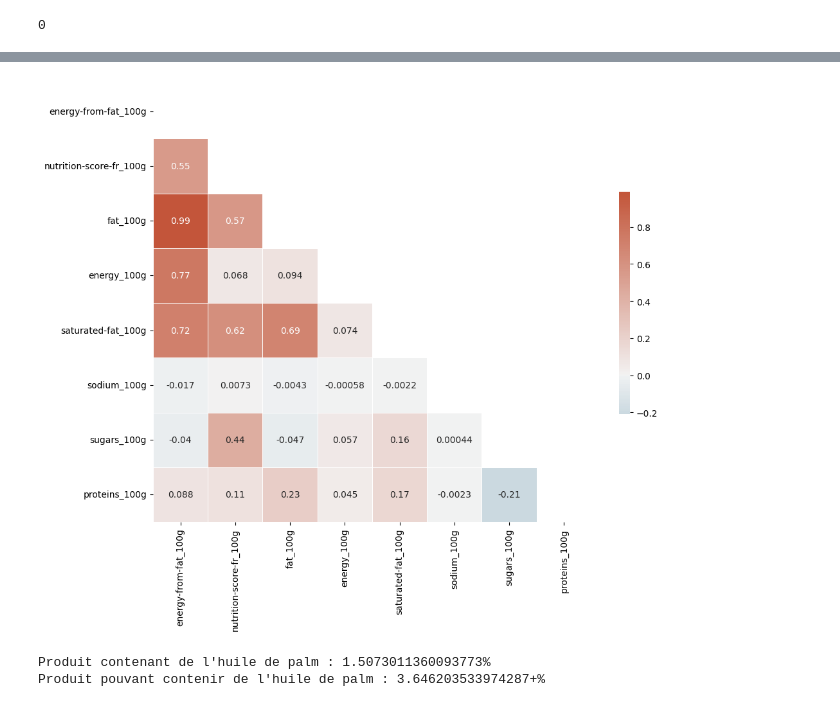
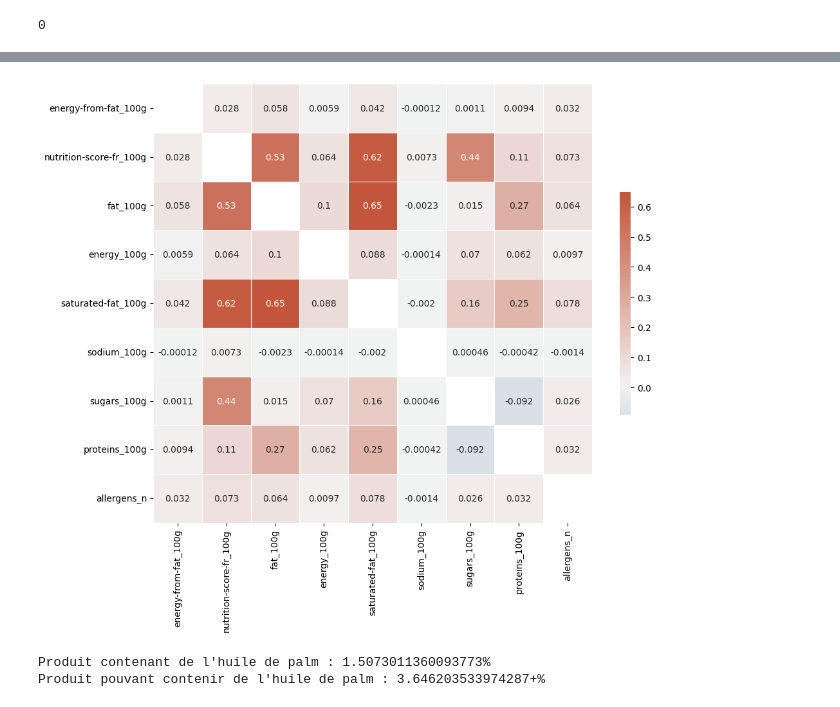
Before and after one commit to Solenhya/IAFood-P4-DevIA-G1, a Jupyter notebook: Améliorer la santé par l'IA - Analyse des données Open Food Facts.ipynb, the cells around one changed output, grey strips where cells are left out. Cells and saved outputs as stored; diff of their text form; code cells hidden in the pictures.

```diff
--- a/Améliorer la santé par l'IA - Analyse des données Open Food Facts.ipynb
+++ b/Améliorer la santé par l'IA - Analyse des données Open Food Facts.ipynb
@@ -174,7 +154,7 @@ dfVide = df[df["product_name"]==""]
 print(dfVide) #Il n'y en as pas
 dfClean.dropna(subset="product_name",inplace=True)
 dfClean["brands"].fillna("",inplace=True)
-df["full_name"]=dfClean["product_name"]+" "+dfClean["brands"]
+dfClean["full_name"]=dfClean["product_name"]+" "+dfClean["brands"]
 dfClean.drop_duplicates(subset="full_name",inplace=True)
 # %% [output]
 Empty DataFrame
@@ -227,5 +196,6 @@ dfClean = dfDropCopy
 #On a retirer beaucoup de valeur nutritionnel est ce qu'il ne serrait pas plus judicieux d'assumer qu'une valeur manquantes est une valeur non detecter et donc non présente
 #Comprehension de liste genere une liste rapidement avec un iterable et une condition
 columns_to_fill = [col for col in dfClean.columns if col.endswith('_100g') and col not in ['nutrition-score-fr_100g', 'nutrition-score-uk_100g']]
-dfClean[columns_to_fill].fillna(0,inplace=True)
+dfClean[columns_to_fill] = dfClean[columns_to_fill].fillna(0)
+print(columns_to_fill)
 # %% [output]
@@ -321,15 +317,16 @@ dataGen["full_name"]=dataGen["product_name"]+" "+dataGen["brands"]
 # %%
 #5. Quels aliments contiennent le plus/le moins d'allergènes, d'additifs ?
 #Réponse 5
-dfAllerAddi = dfClean[["full_name","brands","allergens","additives_n"]]
+dfAllerAddi = dfClean[["full_name","allergens","additives_n"]]
 dfAllerAddi["allergens"] = dfAllerAddi["allergens"].apply(ToCount)
-
+dfClean["allergens_n"]=dfAllerAddi["allergens"]
 #dfAllerAddi.sort_values(by=["allergens"],ascending=False).head(20)
 #dfAllerAddi.sort_values(by=["allergens"],ascending=True).head(20)
 #dfAllerAddi.sort_values(by=["additives_n"],ascending=False).head(20)
 #dfAllerAddi.sort_values(by=["additives_n"],ascending=True).head(20)
 
-dfAllerAddi
+dfClean[dfClean["full_name"]=="Confiserie sans marque"]
+#dfAllerAddi
 # %% [output]
 A value is trying to be set on a copy of a slice from a DataFrame.
 Try using .loc[row_indexer,col_indexer] = value instead
@@ -356,24 +339,25 @@ See the caveats in the documentation: https://pandas.pydata.org/pandas-docs/stab
 # %%
 #Reponse 6
 #Existe-t-il une corrélation entre la quantité de sucre et le Nutri-Score ?
 def CreateHeatMapCorr(collumns,baseDf):
     dfChoice = baseDf[collumns]
     matrice = dfChoice.corr()
-    mask = np.triu(np.ones_like(matrice, dtype=bool))
+    np.fill_diagonal(matrice.values,np.nan)
+    #mask = np.triu(np.ones_like(matrice, dtype=bool))
 
 # Set up the matplotlib figure
     f, ax = plt.subplots(figsize=(11, 9))
 
 # Generate a custom diverging colormap
     cmap = sns.diverging_palette(230, 20, as_cmap=True)
 
 # Draw the heatmap with the mask and correct aspect ratio
-    sns.heatmap(matrice, mask=mask, cmap=cmap, center=0,
-            square=True, linewidths=.5, cbar_kws={"shrink": .5},annot=True)
-
-CreateHeatMapCorr(["energy-from-fat_100g","nutrition-score-fr_100g","fat_100g","energy_100g","saturated-fat_100g","sodium_100g","sugars_100g","proteins_100g"],dfClean)
+    sns.heatmap(matrice,mask=np.isnan(matrice), cmap=cmap, center=0,
+            square=True,cbar_kws={"shrink": .5},linewidths=.5,annot=True)
+#
+CreateHeatMapCorr(["energy-from-fat_100g","nutrition-score-fr_100g","fat_100g","energy_100g","saturated-fat_100g","sodium_100g","sugars_100g","proteins_100g","allergens_n"],dfClean)
 # %% [output]
-[figure, old version]
+[figure, new version]
 # %%
 #Reponse 7
 #Quelle est la proportion d'aliments contenant de l'huile de palme ?
```
Also changed, not shown: parts of 12 cells of this notebook, 8 other files.
